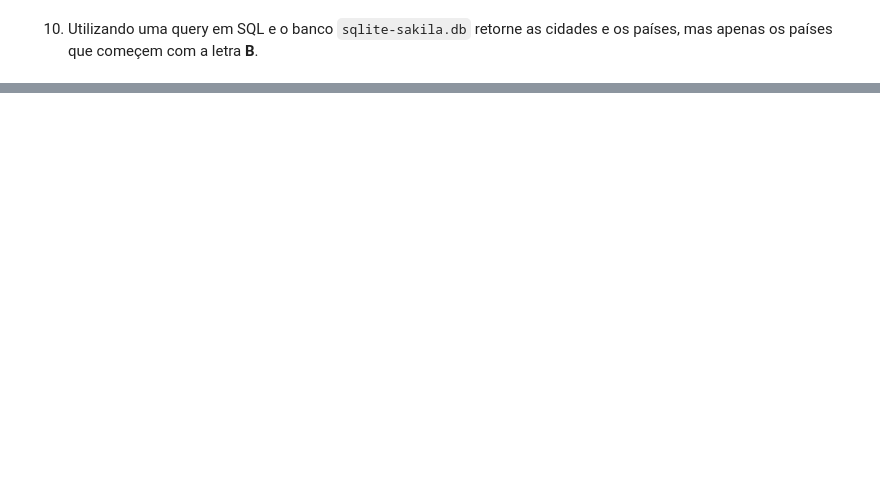
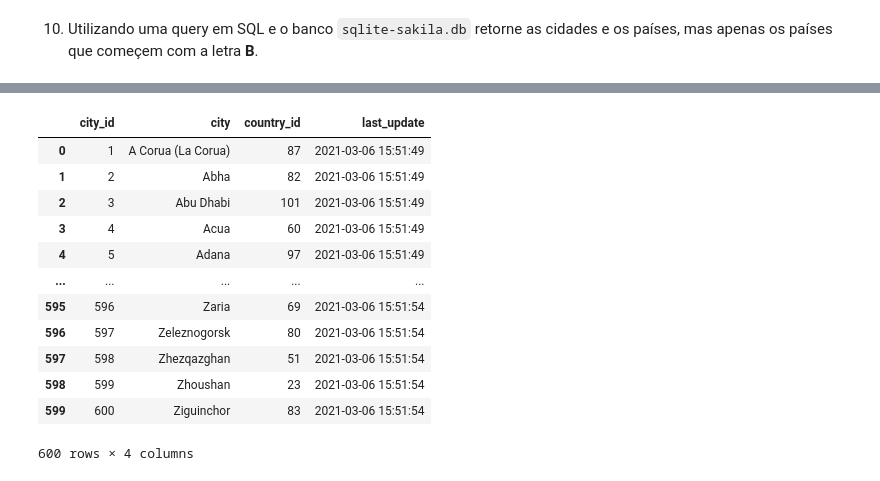
Before and after one commit to iagofrei/bootcamp-analytics, a Jupyter notebook: Atividade 01.ipynb, the cells around one changed output, grey strips where cells are left out. Cells and saved outputs as stored; diff of their text form; code cells hidden in the pictures; blank space fills up the shorter version.

```diff
--- a/Atividade 01.ipynb
+++ b/Atividade 01.ipynb
@@ -119,0 +288,3 @@ Visualize os nomes das colunas selecionadas no dataframe resultante.
+# %%
+engine = create_engine('sqlite:///atividade1/sqlite-sakila.db')
+insp = inspect(engine)
@@ -119,0 +334,24 @@ Visualize os nomes das colunas selecionadas no dataframe resultante.
+# %%
+sql_query_2 = '''
+select
+    *
+from
+    city
+'''
+
+cidades = pd.read_sql_query(sql_query_2, engine)
+cidades
+# %% [output]
+|  | city_id | city | country_id | last_update |
+| 0 | 1 | A Corua (La Corua) | 87 | 2021-03-06 15:51:49 |
+| 1 | 2 | Abha | 82 | 2021-03-06 15:51:49 |
+| 2 | 3 | Abu Dhabi | 101 | 2021-03-06 15:51:49 |
+| 3 | 4 | Acua | 60 | 2021-03-06 15:51:49 |
+| 4 | 5 | Adana | 97 | 2021-03-06 15:51:49 |
+| ... | ... | ... | ... | ... |
+| 595 | 596 | Zaria | 69 | 2021-03-06 15:51:54 |
+| 596 | 597 | Zeleznogorsk | 80 | 2021-03-06 15:51:54 |
+| 597 | 598 | Zhezqazghan | 51 | 2021-03-06 15:51:54 |
+| 598 | 599 | Zhoushan | 23 | 2021-03-06 15:51:54 |
+| 599 | 600 | Ziguinchor | 83 | 2021-03-06 15:51:54 |
+600 rows × 4 columns
```
Also changed, not shown: parts of 19 cells of this notebook.
